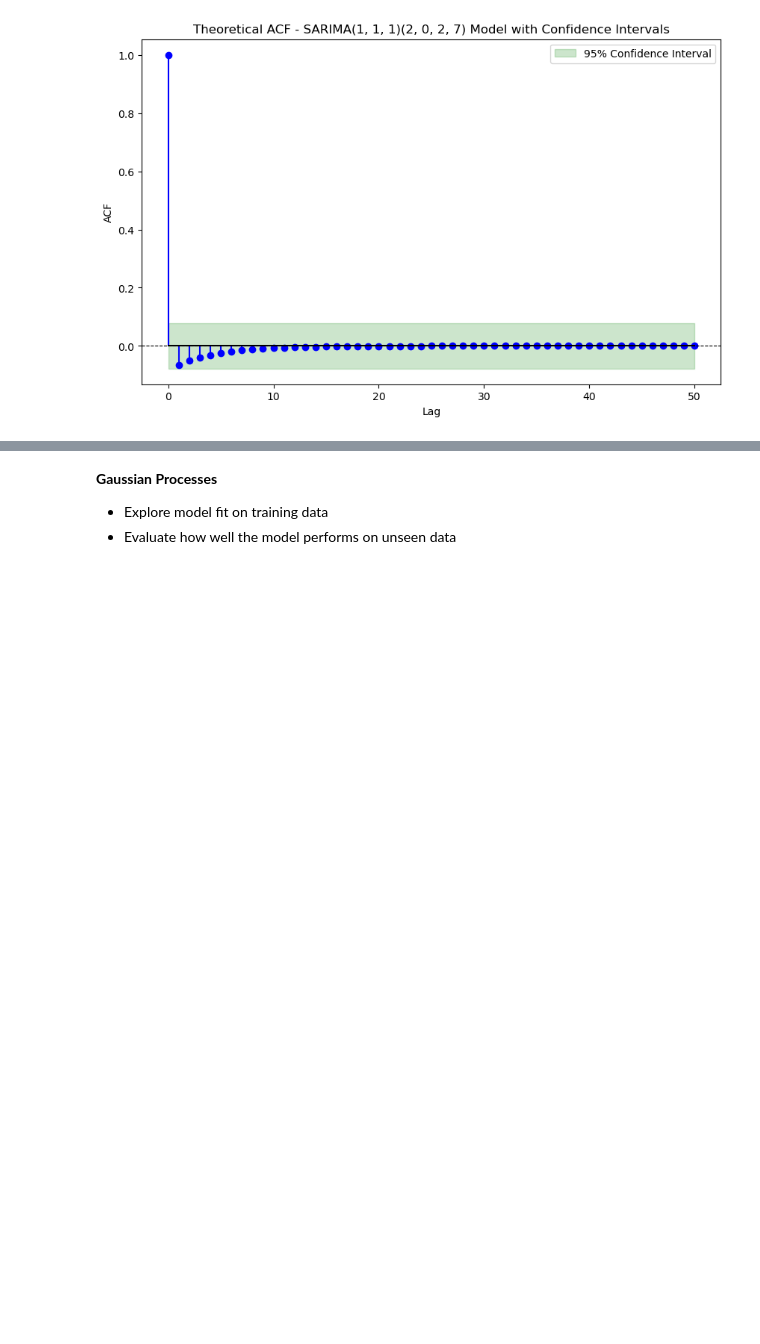
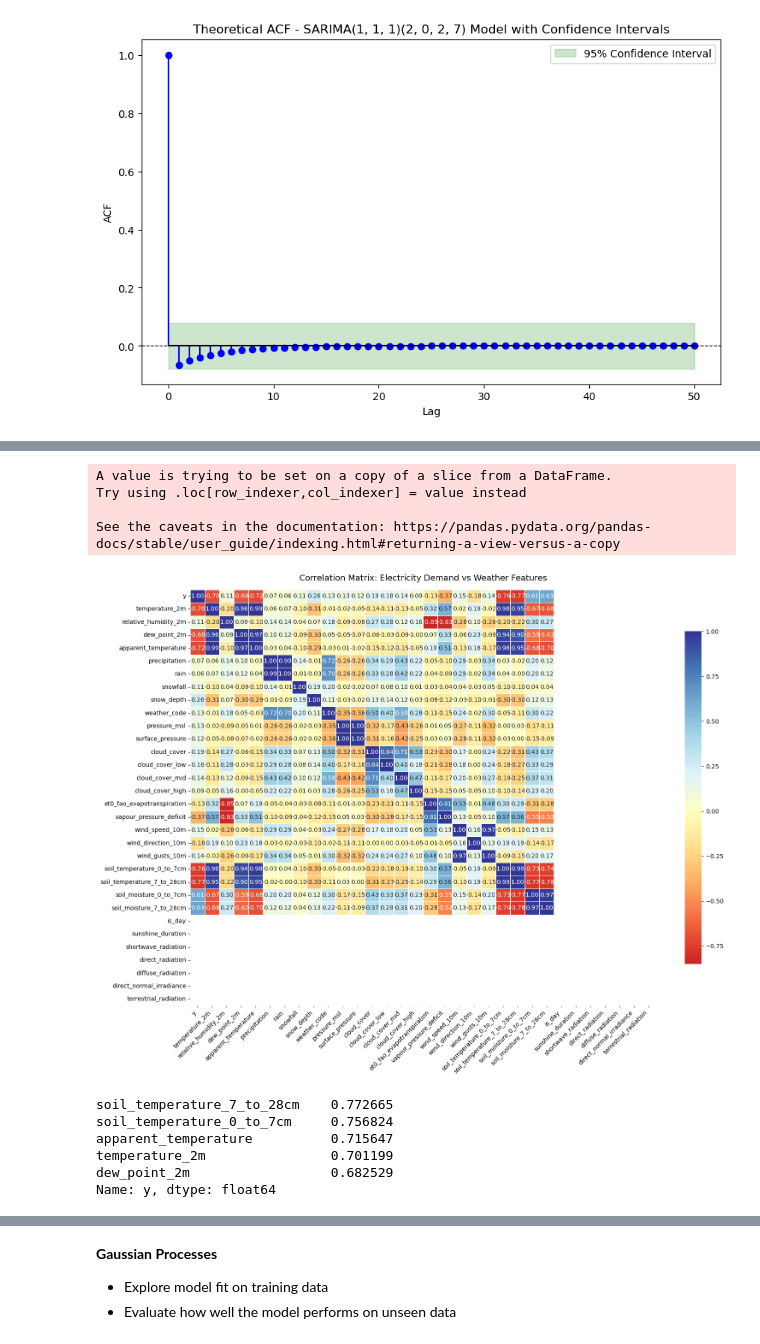
Before and after one commit to chowfi/electricity_demand_forecasting, a Jupyter notebook: notebooks/models.ipynb, the cells around one changed output, grey strips where cells are left out. Cells and saved outputs as stored; diff of their text form; code cells hidden in the pictures; blank space fills up the shorter version.

```diff
--- a/notebooks/models.ipynb
+++ b/notebooks/models.ipynb
@@ -12,9 +12,11 @@ from pmdarima import ARIMA
 parquet_directory = '/Users/fionachow/Documents/NYU/CDS/Fall 2024/DS - GA 1018 Probabilistic Time Series/Project/electricity_demand_forecasting/data/'
 metadata_file = f'{parquet_directory}/metadata.parquet'
 demand_file = f'{parquet_directory}/demand.parquet'
+weather_file = f'{parquet_directory}/weather.parquet'
 
 metadata = pd.read_parquet(metadata_file)
 demand = pd.read_parquet(demand_file)
+weather = pd.read_parquet(weather_file)
 # %% [markdown]
 **Time periods of each time series**
 # %%
@@ -991,0 +1099,37 @@ Evaluation Metrics:
+# %%
+import seaborn as sns
+
+weather = pd.read_parquet(weather_file)
+
+train_data_daily['timestamp'] = pd.to_datetime(train_data_daily['timestamp'])
+weather['timestamp'] = pd.to_datetime(weather['timestamp'])
+
+merged_data = pd.merge(train_data_daily, weather, on='timestamp', how='inner')
+
+correlation_matrix = merged_data.corr()
+
+plt.figure(figsize=(16, 12))
+sns.heatmap(correlation_matrix, annot=True, fmt=".2f", cmap="RdYlBu", center=0, cbar_kws={"shrink": 0.8}, linewidths=0.5)
+plt.xticks(rotation=45, fontsize=10, ha="right")
+plt.yticks(fontsize=10)
+plt.title("Correlation Matrix: Electricity Demand vs Weather Features", fontsize=14, pad=15)
+
+plt.tight_layout()
+plt.show()
+
+correlation_with_y = correlation_matrix['y'].abs().sort_values(ascending=False)
+
+top_5_features = correlation_with_y.iloc[1:6]
+top_5_features
+# %% [output]
+A value is trying to be set on a copy of a slice from a DataFrame.
+Try using .loc[row_indexer,col_indexer] = value instead
+
+See the caveats in the documentation: https://pandas.pydata.org/pandas-docs/stable/user_guide/indexing.html#returning-a-view-versus-a-copy
+[figure, added]
+soil_temperature_7_to_28cm    0.772665
+soil_temperature_0_to_7cm     0.756824
+apparent_temperature          0.715647
+temperature_2m                0.701199
+dew_point_2m                  0.682529
+Name: y, dtype: float64
```
Also changed, not shown: parts of 5 cells of this notebook.
